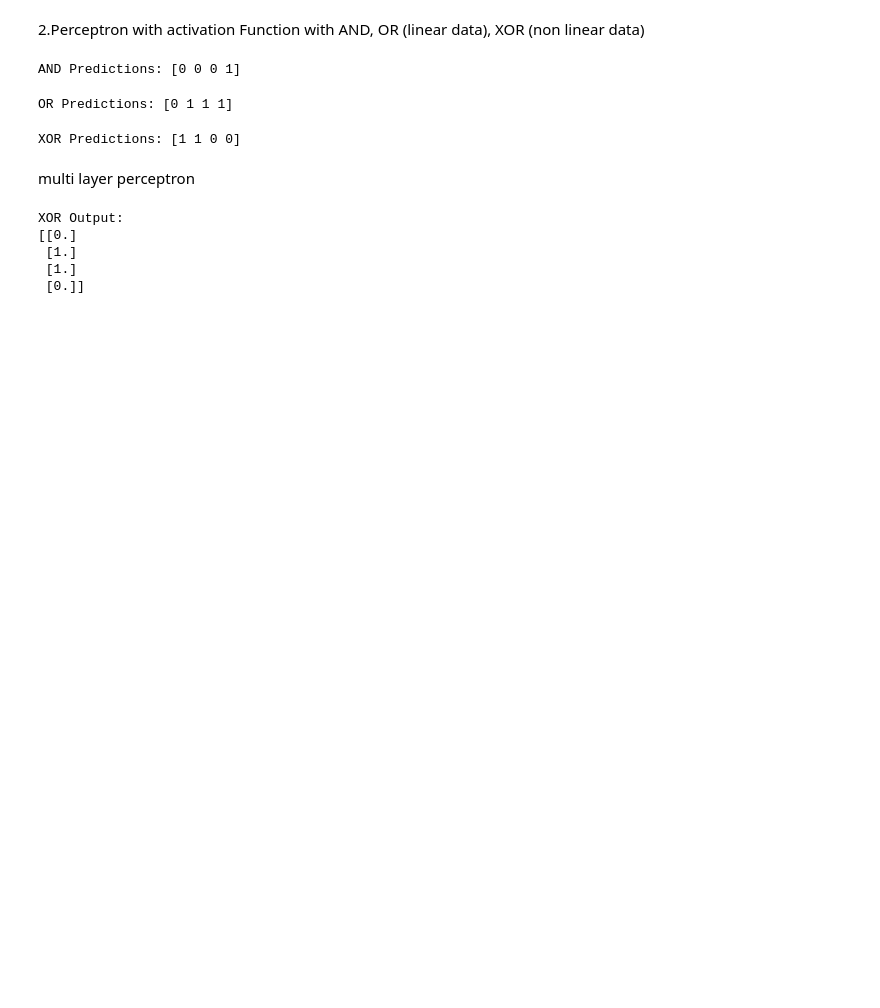
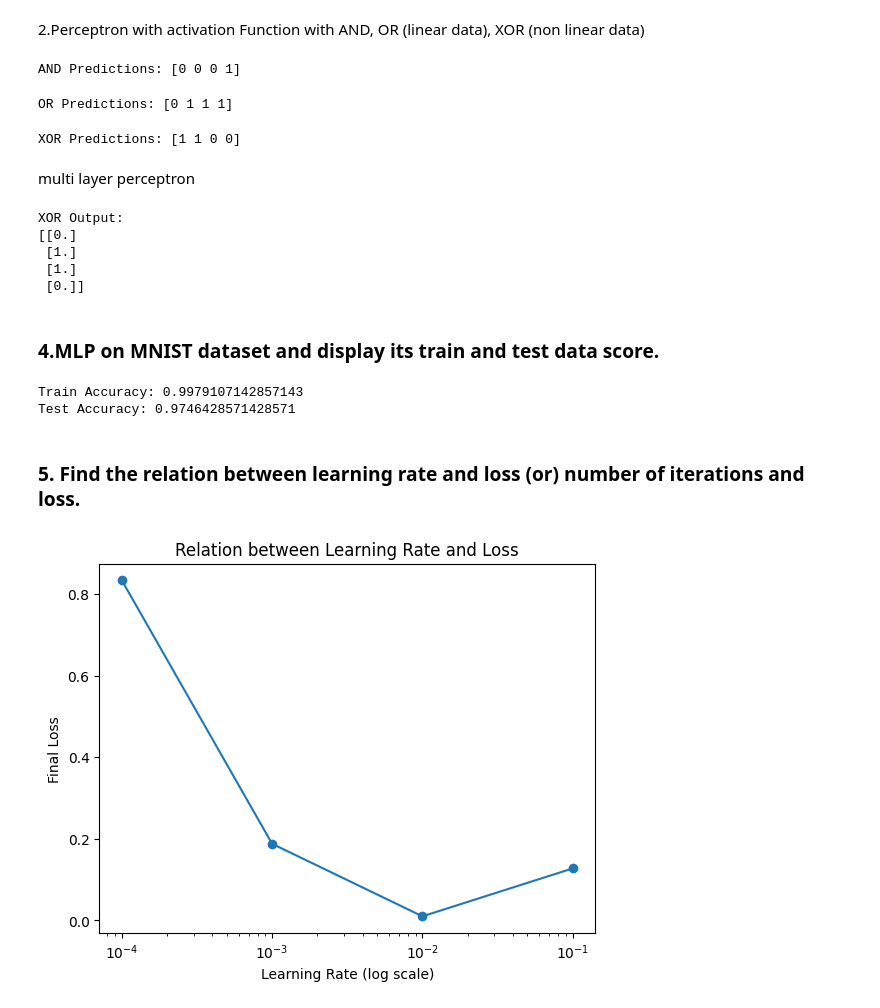
Before and after one commit to naveen-ramavath/machine-learning, a Jupyter notebook: week_9_perceptron.ipynb, the cells around one changed output. Cells and saved outputs as stored; diff of their text form; code cells hidden in the pictures; blank space fills up the shorter version.

```diff
--- a/week_9_perceptron.ipynb
+++ b/week_9_perceptron.ipynb
@@ -183,3 +183,74 @@ XOR Output:
  [1.]
  [1.]
  [0.]]
+# %% [markdown]
+### 4.MLP on MNIST dataset and display its train and test data score.
+# %%
+# Import libraries
+from sklearn.datasets import fetch_openml
+from sklearn.model_selection import train_test_split
+from sklearn.neural_network import MLPClassifier
+from sklearn.metrics import accuracy_score
+
+# Step 1: Load MNIST dataset
+X, y = fetch_openml('mnist_784', version=1, return_X_y=True, as_frame=False)
+y = y.astype(int)   # convert labels from string to int
+
+# Step 2: Normalize data (0–1 range)
+X = X / 255.0
+
+# Step 3: Split into train and test data
+X_train, X_test, y_train, y_test = train_test_split(X, y, test_size=0.2, random_state=42)
+
+# Step 4: Create MLP model
+mlp = MLPClassifier(hidden_layer_sizes=(100,),   # single hidden layer with 100 neurons
+                    activation='relu',
+                    solver='adam',
+                    max_iter=20,
+                    random_state=42)
+
+# Step 5: Train the model
+mlp.fit(X_train, y_train)
+
+# Step 6: Evaluate on train and test data
+train_score = mlp.score(X_train, y_train)
+test_score = mlp.score(X_test, y_test)
+
+print("Train Accuracy:", train_score)
+print("Test Accuracy:", test_score)
+# %% [output]
+Train Accuracy: 0.9979107142857143
+Test Accuracy: 0.9746428571428571
+# %% [markdown]
+### 5. Find the relation between learning rate and loss (or) number  of iterations and loss.
+# %%
+from sklearn.datasets import fetch_openml
+from sklearn.model_selection import train_test_split
+from sklearn.neural_network import MLPClassifier
+import matplotlib.pyplot as plt
+
+# Step 1: Load and prepare data
+X, y = fetch_openml('mnist_784', version=1, return_X_y=True, as_frame=False)
+X, y = X[:5000]/255.0, y[:5000].astype(int)  # use only 5000 samples for speed
+X_train, X_test, y_train, y_test = train_test_split(X, y, test_size=0.2, random_state=42)
+
+# Step 2: Try different learning rates
+learning_rates = [0.0001, 0.001, 0.01, 0.1]
+loss_values = []
+
+for lr in learning_rates:
+    mlp = MLPClassifier(hidden_layer_sizes=(50,), activation='relu',
+                        solver='adam', learning_rate_init=lr,
+                        max_iter=15, random_state=42)
+    mlp.fit(X_train, y_train)
+    loss_values.append(mlp.loss_)  # final loss after training
+
+# Step 3: Plot relation
+plt.plot(learning_rates, loss_values, marker='o')
+plt.xscale('log')
+plt.xlabel("Learning Rate (log scale)")
+plt.ylabel("Final Loss")
+plt.title("Relation between Learning Rate and Loss")
+plt.show()
+# %% [output]
+[figure, added]
```
Also changed, not shown: parts of 2 cells of this notebook.
